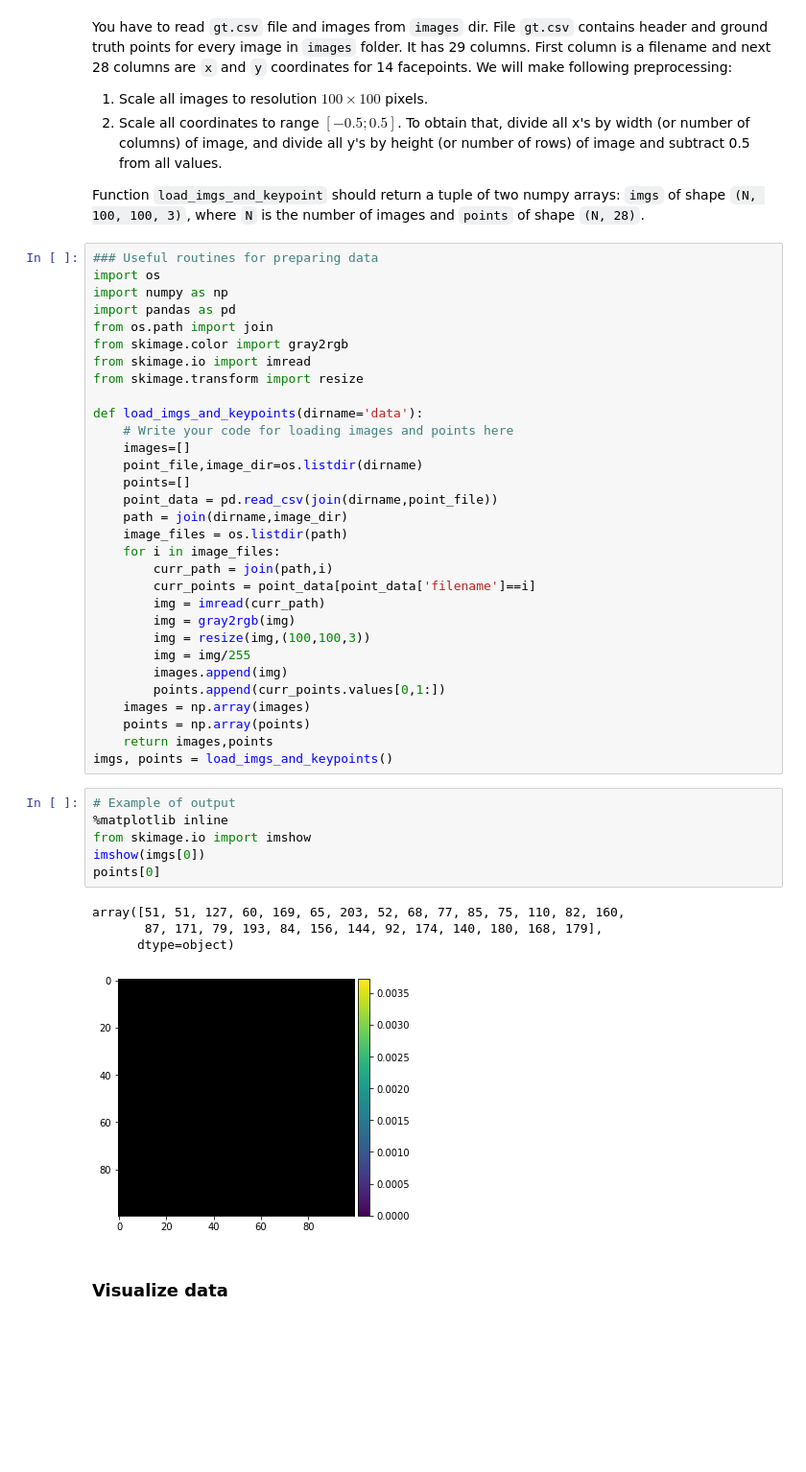
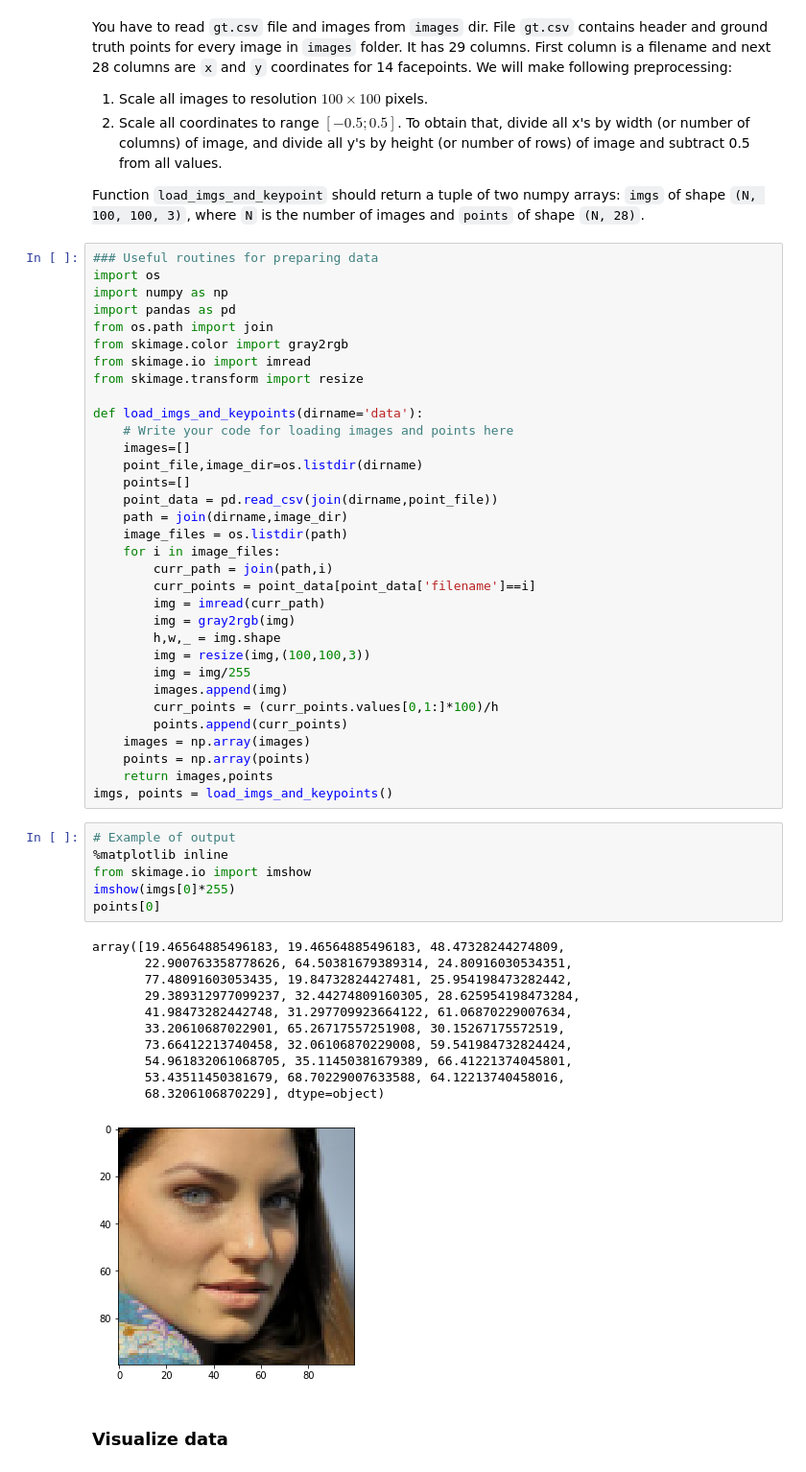
Before and after one commit to kintumiku/hse_cv, a Jupyter notebook: facial-keypoints/Facial keypoints.ipynb, the cells around one changed output. Shown: that part at 96% size. Drawn from its saved outputs; the diff is of its cells as text; blank space fills up the shorter version.

```diff
--- a/facial-keypoints/Facial keypoints.ipynb
+++ b/facial-keypoints/Facial keypoints.ipynb
@@ -36,10 +36,12 @@ def load_imgs_and_keypoints(dirname='data'):
         curr_points = point_data[point_data['filename']==i]
         img = imread(curr_path)
         img = gray2rgb(img)
+        h,w,_ = img.shape
         img = resize(img,(100,100,3))
         img = img/255
         images.append(img)
-        points.append(curr_points.values[0,1:])
+        curr_points = (curr_points.values[0,1:]*100)/h
+        points.append(curr_points)
     images = np.array(images)
     points = np.array(points)
     return images,points
@@ -47,14 +49,21 @@ imgs, points = load_imgs_and_keypoints()
 # %%
 # Example of output
 %matplotlib inline
 from skimage.io import imshow
-imshow(imgs[0])
+imshow(imgs[0]*255)
 points[0]
 # %% [output]
-array([51, 51, 127, 60, 169, 65, 203, 52, 68, 77, 85, 75, 110, 82, 160,
-       87, 171, 79, 193, 84, 156, 144, 92, 174, 140, 180, 168, 179],
-      dtype=object)
+array([19.46564885496183, 19.46564885496183, 48.47328244274809,
+       22.900763358778626, 64.50381679389314, 24.80916030534351,
+       77.48091603053435, 19.84732824427481, 25.954198473282442,
+       29.389312977099237, 32.44274809160305, 28.625954198473284,
+       41.98473282442748, 31.297709923664122, 61.06870229007634,
+       33.20610687022901, 65.26717557251908, 30.15267175572519,
+       73.66412213740458, 32.06106870229008, 59.541984732824424,
+       54.961832061068705, 35.11450381679389, 66.41221374045801,
+       53.43511450381679, 68.70229007633588, 64.12213740458016,
+       68.3206106870229], dtype=object)
-[figure, old version]
+[figure, new version]
 # %% [markdown]
 ### Visualize data
 # %% [markdown]
```
Also changed, not shown: parts of 12 cells of this notebook.
